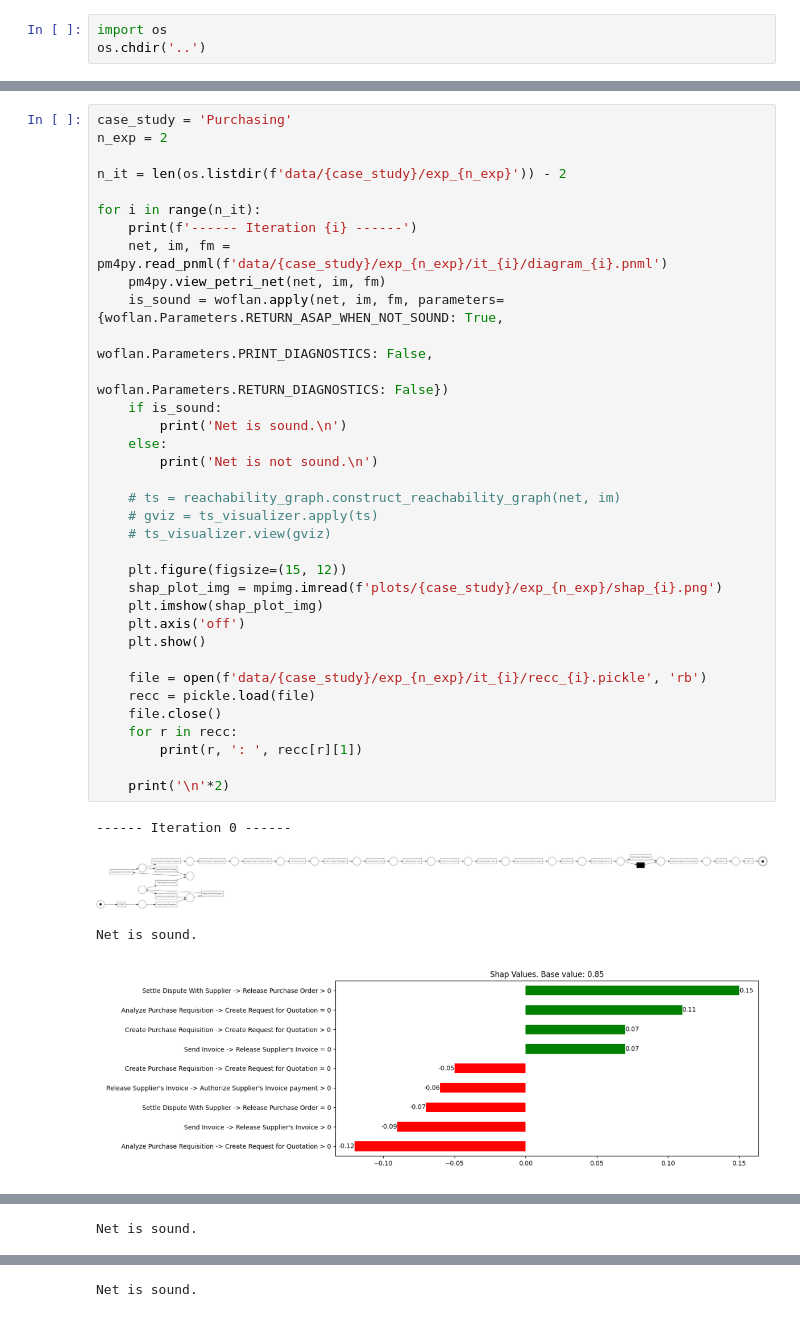
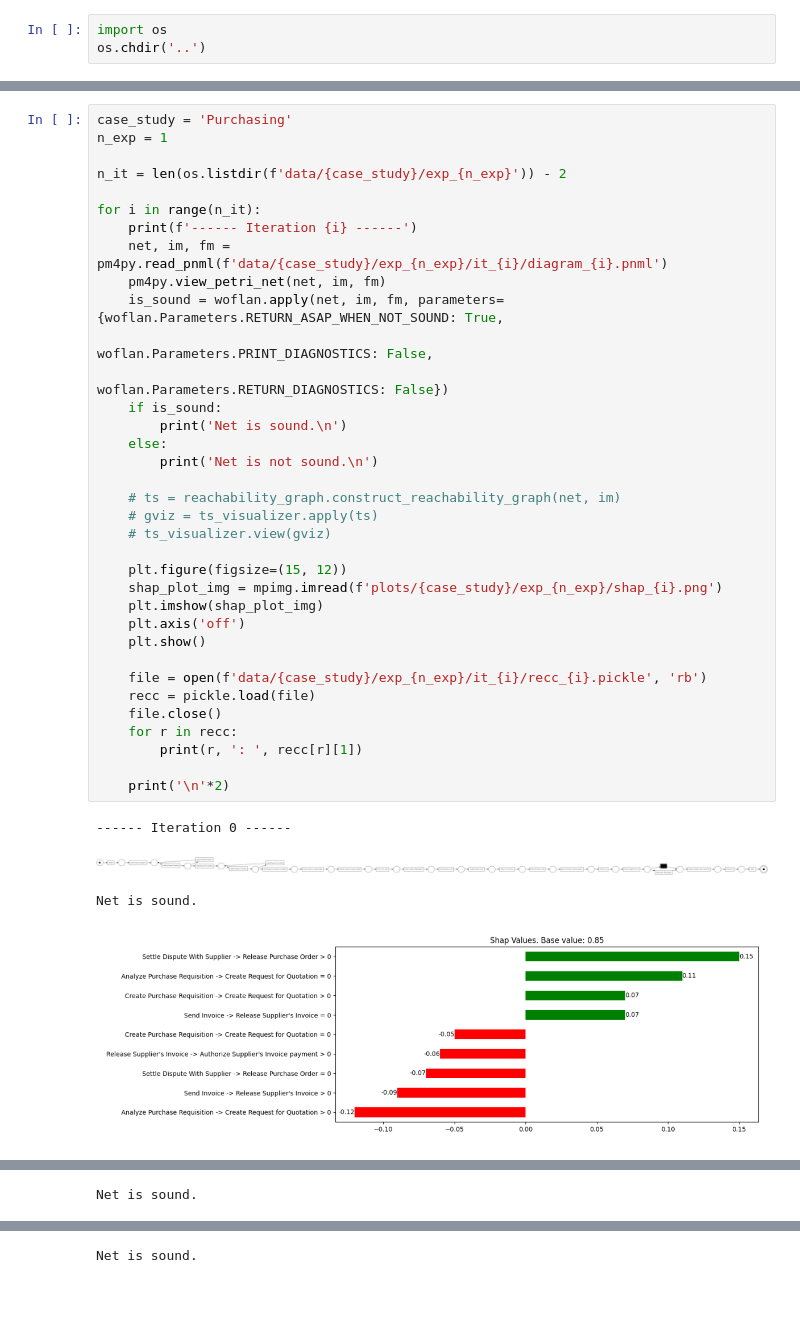
Before and after one commit to franvinci/MLProcessModelRepair, a Jupyter notebook: notebooks/check.ipynb, the cells around one changed output, grey strips where cells are left out. Saved outputs shown, nothing was run; the diff lists cells and outputs as text.

```diff
--- a/notebooks/check.ipynb
+++ b/notebooks/check.ipynb
@@ -12,6 +10,6 @@ from pm4py.visualization.transition_system import visualizer as ts_visualizer
 # %%
 case_study = 'Purchasing'
-n_exp = 2
+n_exp = 1
 
 n_it = len(os.listdir(f'data/{case_study}/exp_{n_exp}')) - 2
 
@@ -19,34 +17,34 @@ for i in range(n_it):
     print(f'------ Iteration {i} ------')
     net, im, fm = pm4py.read_pnml(f'data/{case_study}/exp_{n_exp}/it_{i}/diagram_{i}.pnml')
     pm4py.view_petri_net(net, im, fm)
     is_sound = woflan.apply(net, im, fm, parameters={woflan.Parameters.RETURN_ASAP_WHEN_NOT_SOUND: True,
                                                      woflan.Parameters.PRINT_DIAGNOSTICS: False,
                                                      woflan.Parameters.RETURN_DIAGNOSTICS: False})
     if is_sound:
         print('Net is sound.\n')
     else:
         print('Net is not sound.\n')
 
     # ts = reachability_graph.construct_reachability_graph(net, im)
     # gviz = ts_visualizer.apply(ts)
     # ts_visualizer.view(gviz)
 
     plt.figure(figsize=(15, 12))
     shap_plot_img = mpimg.imread(f'plots/{case_study}/exp_{n_exp}/shap_{i}.png')
     plt.imshow(shap_plot_img)
     plt.axis('off')
     plt.show()
 
     file = open(f'data/{case_study}/exp_{n_exp}/it_{i}/recc_{i}.pickle', 'rb')
     recc = pickle.load(file)
     file.close()
     for r in recc:
         print(r, ': ', recc[r][1])
 
     print('\n'*2)
 # %% [output]
 ------ Iteration 0 ------
-[figure, old version]
+[figure, new version]
 Net is sound.
 [figure]
 Analyze Purchase Requisition -> Create Request for Quotation :  skip_b
```
Also changed, not shown: parts of 2 cells of this notebook, 35 other files.
